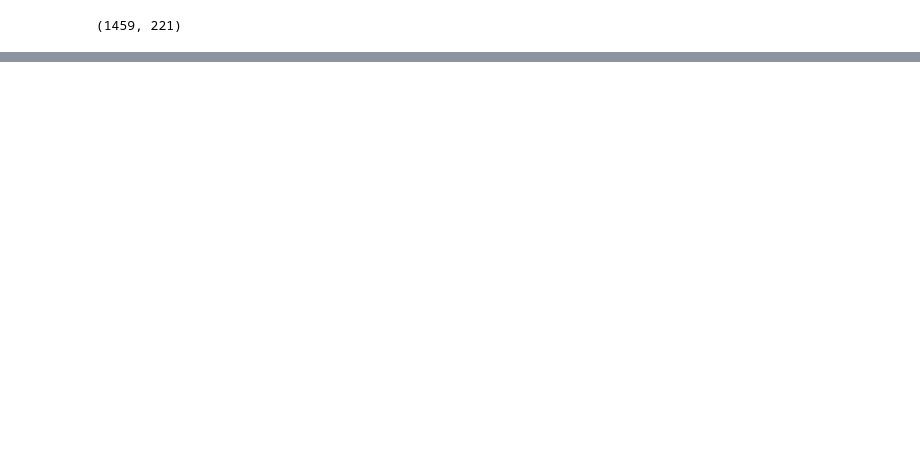
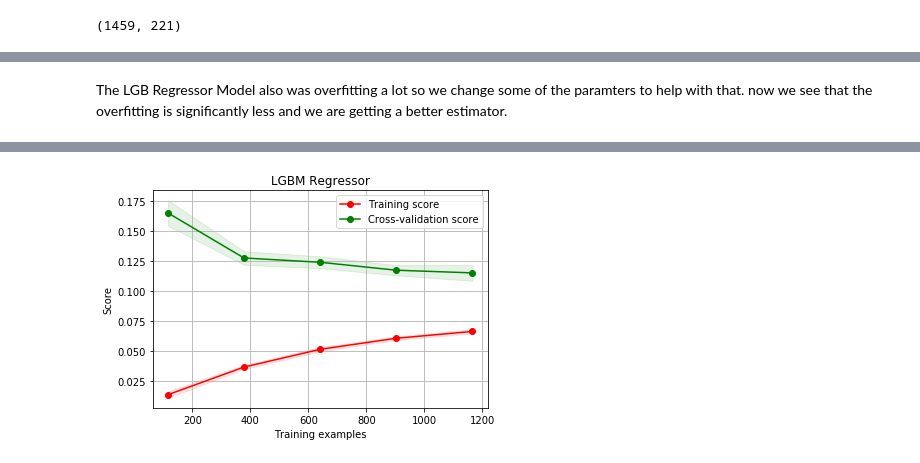
Before and after one commit to ngriffiths13/Applied_Machine_Learning_Classwork, a Jupyter notebook: Homeworks/HW2/Homework 2 - Building a Regression Model.ipynb, the cells around one changed output, grey strips where cells are left out. Saved outputs shown, nothing was run; the diff lists cells and outputs as text; code cells hidden in the pictures; blank space fills up the shorter version.

```diff
--- a/Homeworks/HW2/Homework 2 - Building a Regression Model.ipynb
+++ b/Homeworks/HW2/Homework 2 - Building a Regression Model.ipynb
@@ -537,5 +570,7 @@ That is an improvement of 0.0017242784335803063
 # %%
 #lgb_model = tune_parameters(lgb_pipe, x, y, params['lgb'], 50, lgb)
+# %% [markdown]
+The LGB Regressor Model also was overfitting a lot so we change some of the paramters to help with that. now we see that the overfitting is significantly less and we are getting a better estimator.
 # %%
 lgb_model = lgb.LGBMRegressor(objective='regression',num_leaves=5,
                               learning_rate=0.05, n_estimators=720,
@@ -543,3 +578,6 @@ lgb_model = lgb.LGBMRegressor(objective='regression',num_leaves=5,
                               bagging_freq = 5, feature_fraction = 0.2319,
                               feature_fraction_seed=9, bagging_seed=9,
                               min_data_in_leaf =6, min_sum_hessian_in_leaf = 11)
+
+plot_learning_curve(lgb_model, "LGBM Regressor", x, y, cv = 5)
+# %% [output]
@@ -546,3 +585,4 @@ lgb_model = lgb.LGBMRegressor(objective='regression',num_leaves=5,
+[figure, added]
 # %%
 lasso = make_pipeline(RobustScaler(), Lasso(alpha =0.0005, random_state=1))
 ENet = make_pipeline(RobustScaler(), ElasticNet(alpha=0.0005, l1_ratio=.9, random_state=3))
```
Also changed, not shown: parts of 63 cells of this notebook.
